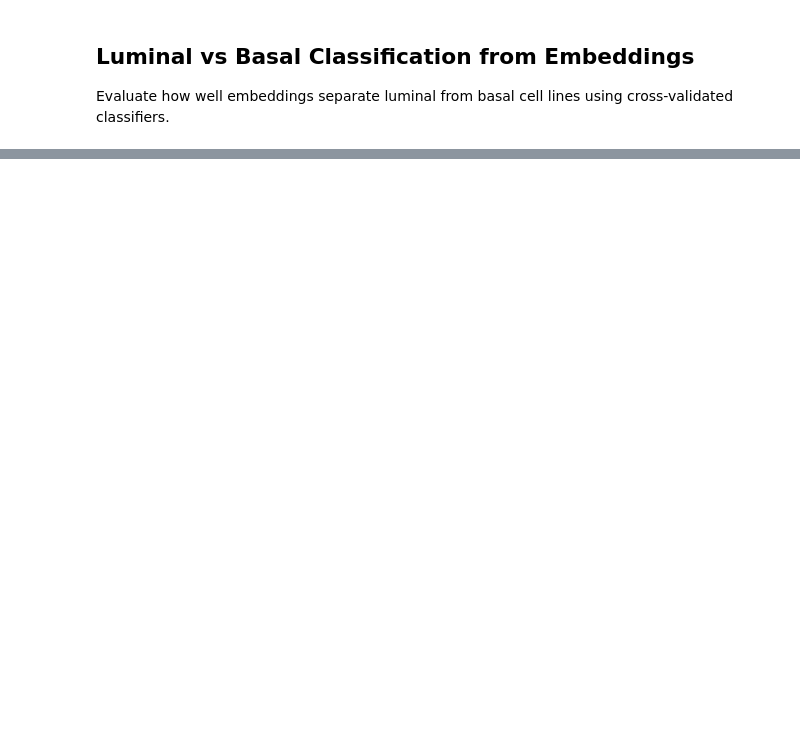
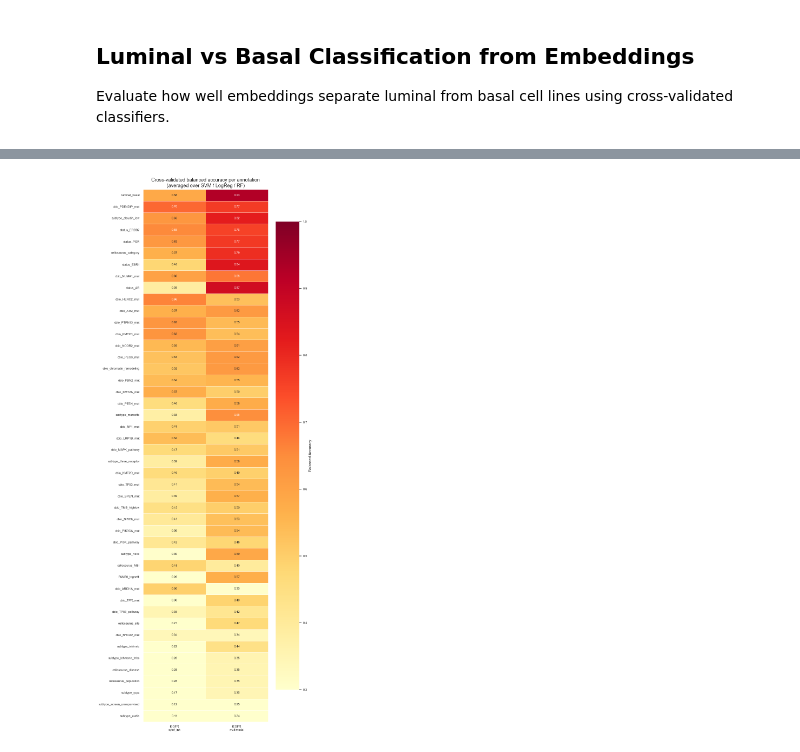
Before and after one commit to frohlich-lab/DeepMechanisticModels, a Jupyter notebook: figures_paper/embeddings_luminal_basal.ipynb, the cells around one changed output, grey strips where cells are left out. Drawn from its saved outputs; the diff is of its cells as text; code cells hidden in the pictures; blank space fills up the shorter version.

```diff
--- a/figures_paper/embeddings_luminal_basal.ipynb
+++ b/figures_paper/embeddings_luminal_basal.ipynb
@@ -163,0 +425,24 @@ if all_results:
+# %%
+import matplotlib.pyplot as plt
+import seaborn as sns
+
+# ── Heatmap: mean balanced accuracy per annotation × (model, context), averaged over classifiers ──
+pivot = annot_results_df.groupby(["annotation", "model", "context"])["balanced_accuracy"].mean().reset_index()
+pivot["config"] = pivot["model"].str.replace("EGFR_MAPK__logobs", "base").str.replace("base_tegfr_aggavg", "tEGFR") + "\n" + pivot["context"]
+heat = pivot.pivot(index="annotation", columns="config", values="balanced_accuracy")
+
+# Sort rows by mean balanced accuracy (best at top)
+heat = heat.loc[heat.mean(axis=1).sort_values(ascending=False).index]
+
+fig, ax = plt.subplots(figsize=(8, max(5, 0.45 * len(heat))))
+sns.heatmap(
+    heat, annot=True, fmt=".2f", cmap="YlOrRd", vmin=0.3, vmax=1.0,
+    linewidths=0.5, ax=ax, cbar_kws={"label": "Balanced Accuracy"},
+)
+ax.set_title("Cross-validated balanced accuracy per annotation\n(averaged over SVM / LogReg / RF)", fontsize=13)
+ax.set_ylabel("")
+ax.set_xlabel("")
+plt.tight_layout()
+plt.show()
+# %% [output]
+[figure, added]
```
Also changed, not shown: parts of 16 cells of this notebook, 35 other files.
